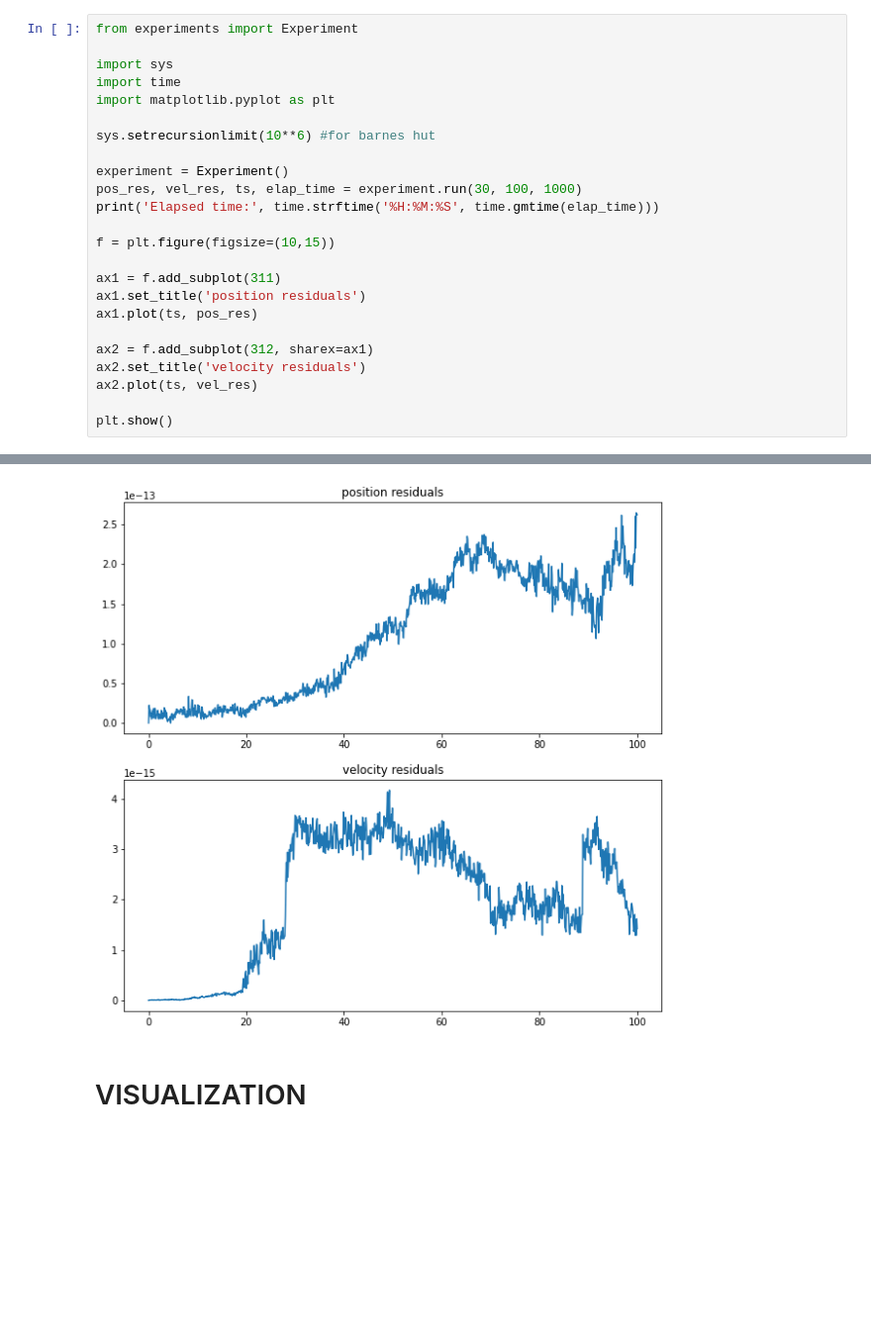
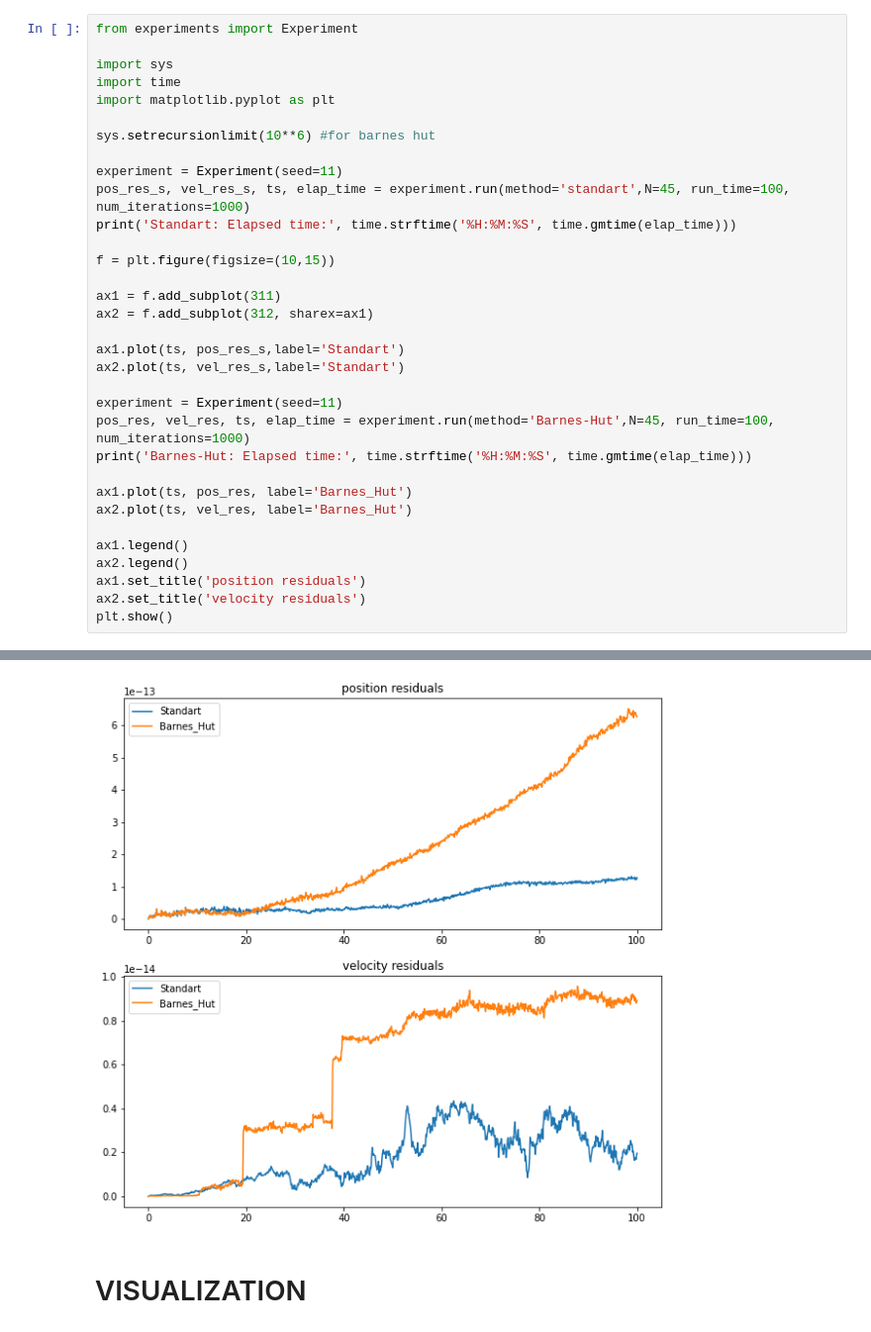
Before and after one commit to xekchansky/N-body-problem, a Jupyter notebook: test.ipynb, the cells around one changed output, grey strips where cells are left out. Shown at 99% size. Saved outputs shown, nothing was run; the diff lists cells and outputs as text; blank space fills up the shorter version.

Commit message:
new experiments

```diff
--- a/test.ipynb
+++ b/test.ipynb
@@ -7,19 +7,28 @@ import matplotlib.pyplot as plt
 
 sys.setrecursionlimit(10**6) #for barnes hut
 
-experiment = Experiment()
-pos_res, vel_res, ts, elap_time = experiment.run(30, 100, 1000)
-print('Elapsed time:', time.strftime('%H:%M:%S', time.gmtime(elap_time)))
+experiment = Experiment(seed=11)
+pos_res_s, vel_res_s, ts, elap_time = experiment.run(method='standart',N=45, run_time=100, num_iterations=1000)
+print('Standart: Elapsed time:', time.strftime('%H:%M:%S', time.gmtime(elap_time)))
 
 f = plt.figure(figsize=(10,15))
 
 ax1 = f.add_subplot(311)
+ax2 = f.add_subplot(312, sharex=ax1)
+
+ax1.plot(ts, pos_res_s,label='Standart')
+ax2.plot(ts, vel_res_s,label='Standart')
+
+experiment = Experiment(seed=11)
+pos_res, vel_res, ts, elap_time = experiment.run(method='Barnes-Hut',N=45, run_time=100, num_iterations=1000)
+print('Barnes-Hut: Elapsed time:', time.strftime('%H:%M:%S', time.gmtime(elap_time)))
+
+ax1.plot(ts, pos_res, label='Barnes_Hut')
+ax2.plot(ts, vel_res, label='Barnes_Hut')
+
+ax1.legend()
+ax2.legend()
 ax1.set_title('position residuals')
-ax1.plot(ts, pos_res)
-
-ax2 = f.add_subplot(312, sharex=ax1)
 ax2.set_title('velocity residuals')
-ax2.plot(ts, vel_res)
-
 plt.show()
 # %% [output]
@@ -27,4 +37,4 @@ Elapsed time: 00:00:22
-[figure, old version]
+[figure, new version]
 # %% [markdown]
 # VISUALIZATION
 # %%
```
Also changed, not shown: parts of 2 cells of this notebook.
